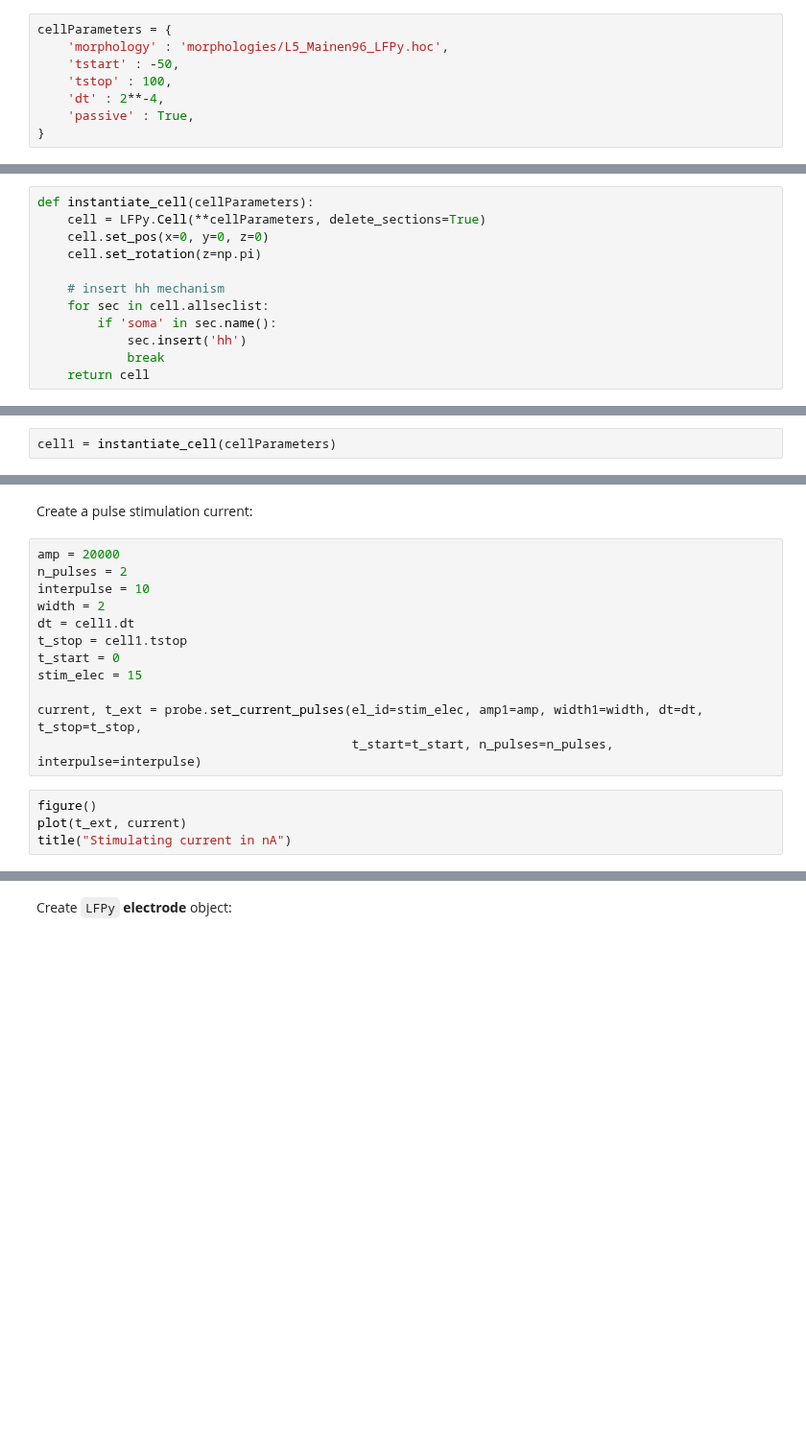
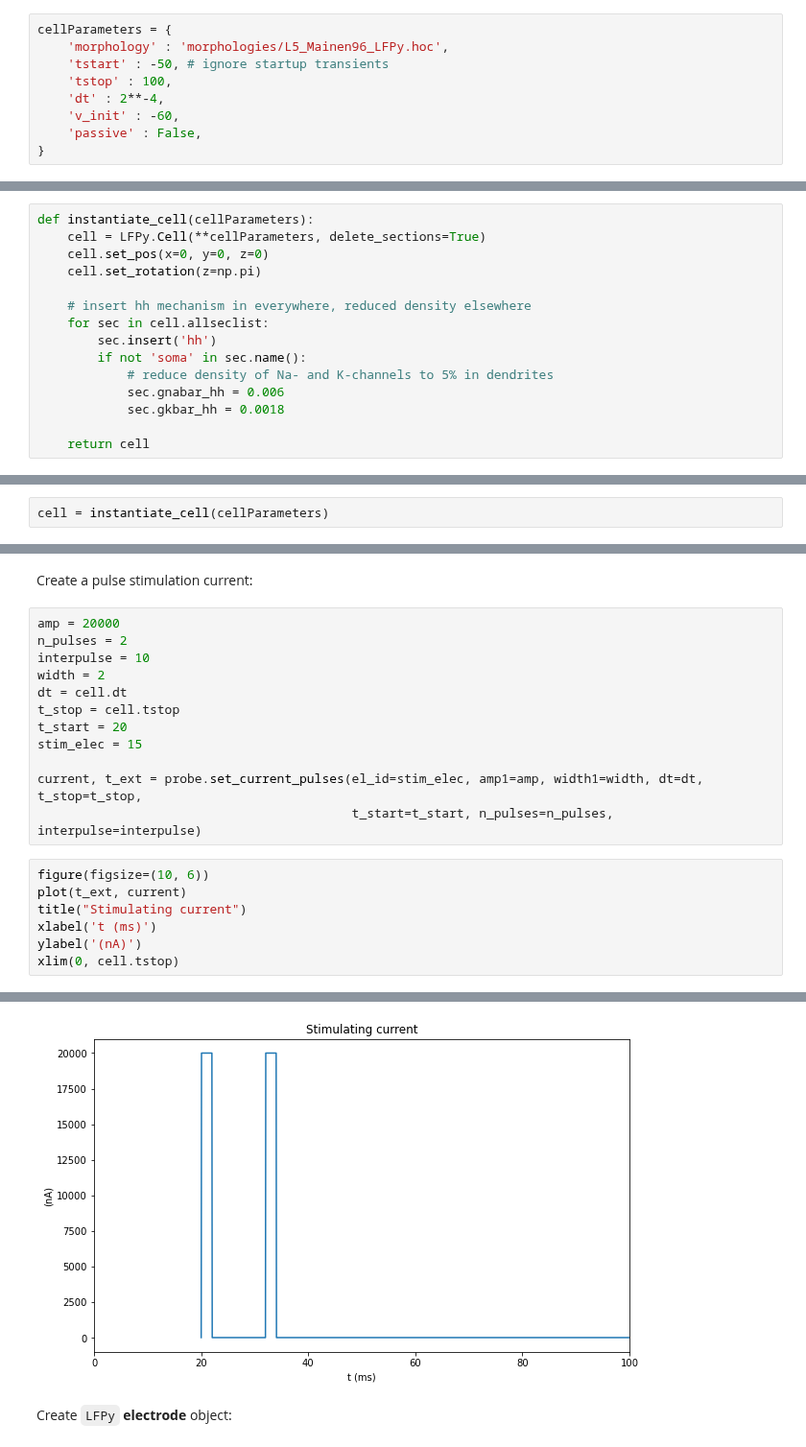
Before and after one commit to LFPy/LFPy, a Jupyter notebook: examples/LFPy-example-10.ipynb, the cells around one changed output, grey strips where cells are left out. Shown at 96% size. Drawn from its saved outputs; the diff is of its cells as text; blank space fills up the shorter version.

```diff
--- a/examples/LFPy-example-10.ipynb
+++ b/examples/LFPy-example-10.ipynb
@@ -19,10 +20,11 @@ Create some dictionarys with parameters for cell:
 # %%
 cellParameters = {
     'morphology' : 'morphologies/L5_Mainen96_LFPy.hoc',
-    'tstart' : -50,
+    'tstart' : -50, # ignore startup transients
     'tstop' : 100,
     'dt' : 2**-4,
-    'passive' : True,
+    'v_init' : -60,
+    'passive' : False,
 }
 # %% [markdown]
 Create an helper function to instantiate a **cell** object given a set of parameters:
@@ -32,11 +34,14 @@ def instantiate_cell(cellParameters):
     cell.set_pos(x=0, y=0, z=0)
     cell.set_rotation(z=np.pi)
 
-    # insert hh mechanism
+    # insert hh mechanism in everywhere, reduced density elsewhere
     for sec in cell.allseclist:
-        if 'soma' in sec.name():
-            sec.insert('hh')
-            break
+        sec.insert('hh')
+        if not 'soma' in sec.name():
+            # reduce density of Na- and K-channels to 5% in dendrites
+            sec.gnabar_hh = 0.006
+            sec.gkbar_hh = 0.0018
+
     return cell
 # %%
 def plot_results(cell, electrode):
@@ -66,7 +85,7 @@ def plot_results(cell, electrode):
 # %% [markdown]
 Instantiate a **cell** object:
 # %%
-cell1 = instantiate_cell(cellParameters)
+cell = instantiate_cell(cellParameters)
 # %% [markdown]
 Create an **electrode** using a commercially available design from Neuronexus:
 # %%
@@ -83,15 +102,18 @@ amp = 20000
 n_pulses = 2
 interpulse = 10
 width = 2
-dt = cell1.dt
-t_stop = cell1.tstop
-t_start = 0
+dt = cell.dt
+t_stop = cell.tstop
+t_start = 20
 stim_elec = 15
 
 current, t_ext = probe.set_current_pulses(el_id=stim_elec, amp1=amp, width1=width, dt=dt, t_stop=t_stop,
                                           t_start=t_start, n_pulses=n_pulses, interpulse=interpulse)
 # %%
-figure()
+figure(figsize=(10, 6))
 plot(t_ext, current)
-title("Stimulating current in nA")
+title("Stimulating current")
+xlabel('t (ms)')
+ylabel('(nA)')
+xlim(0, cell.tstop)
 # %% [output]
@@ -101,3 +121,4 @@ Text(0.5, 1.0, 'Stimulating current in nA')
+[figure, added]
 # %% [markdown]
 Create ``LFPy`` **electrode** object:
 # %%
```
Also changed, not shown: parts of 16 cells of this notebook.
